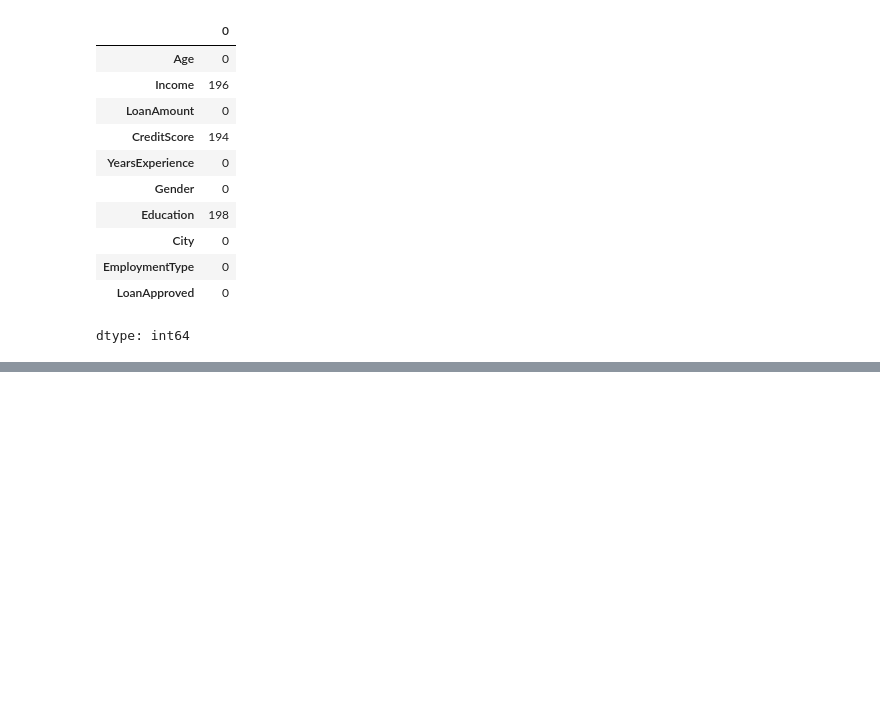
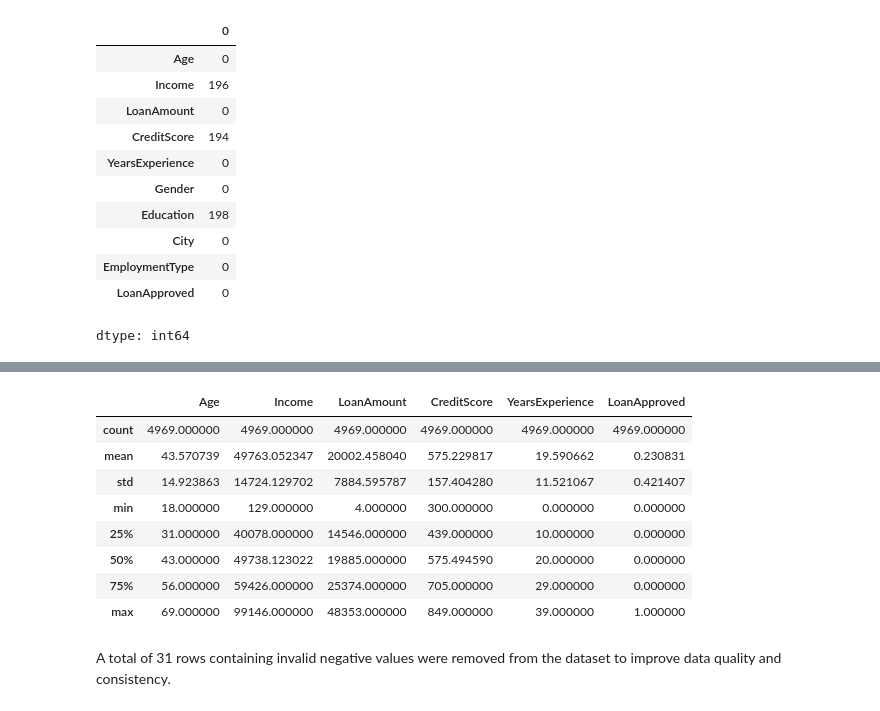
Before and after one commit to DhananiParita/Loan_risk_prediction, a Jupyter notebook: project.ipynb, the cells around one changed output, grey strips where cells are left out. Saved outputs shown, nothing was run; the diff lists cells and outputs as text; code cells hidden in the pictures; blank space fills up the shorter version.

```diff
--- a/project.ipynb
+++ b/project.ipynb
@@ -69,5 +100,2 @@ df.drop_duplicates(inplace=True)
 # %%
 df.fillna(df.mean(numeric_only=True), inplace=True)
-# %%
-for col in df.select_dtypes(include='object'):
-    df[col].fillna(df[col].mode()[0], inplace=True)
@@ -80,0 +102,3 @@ For example, when doing 'df[col].method(value, inplace=True)', try using 'df.met
+# %%
+df = df[df['Income'] >= 0]
+df = df[df['LoanAmount'] >= 0]
@@ -80,0 +120,16 @@ For example, when doing 'df[col].method(value, inplace=True)', try using 'df.met
+# %%
+df['Age'] = df['Age'].astype(int)
+# %%
+df.describe()
+# %% [output]
+|  | Age | Income | LoanAmount | CreditScore | YearsExperience | LoanApproved |
+| count | 4969.000000 | 4969.000000 | 4969.000000 | 4969.000000 | 4969.000000 | 4969.000000 |
+| mean | 43.570739 | 49763.052347 | 20002.458040 | 575.229817 | 19.590662 | 0.230831 |
+| std | 14.923863 | 14724.129702 | 7884.595787 | 157.404280 | 11.521067 | 0.421407 |
+| min | 18.000000 | 129.000000 | 4.000000 | 300.000000 | 0.000000 | 0.000000 |
+| 25% | 31.000000 | 40078.000000 | 14546.000000 | 439.000000 | 10.000000 | 0.000000 |
+| 50% | 43.000000 | 49738.123022 | 19885.000000 | 575.494590 | 20.000000 | 0.000000 |
+| 75% | 56.000000 | 59426.000000 | 25374.000000 | 705.000000 | 29.000000 | 0.000000 |
+| max | 69.000000 | 99146.000000 | 48353.000000 | 849.000000 | 39.000000 | 1.000000 |
+# %% [markdown]
+A total of 31 rows containing invalid negative values were removed from the dataset to improve data quality and consistency.
```
Also changed, not shown: parts of 11 cells of this notebook.
